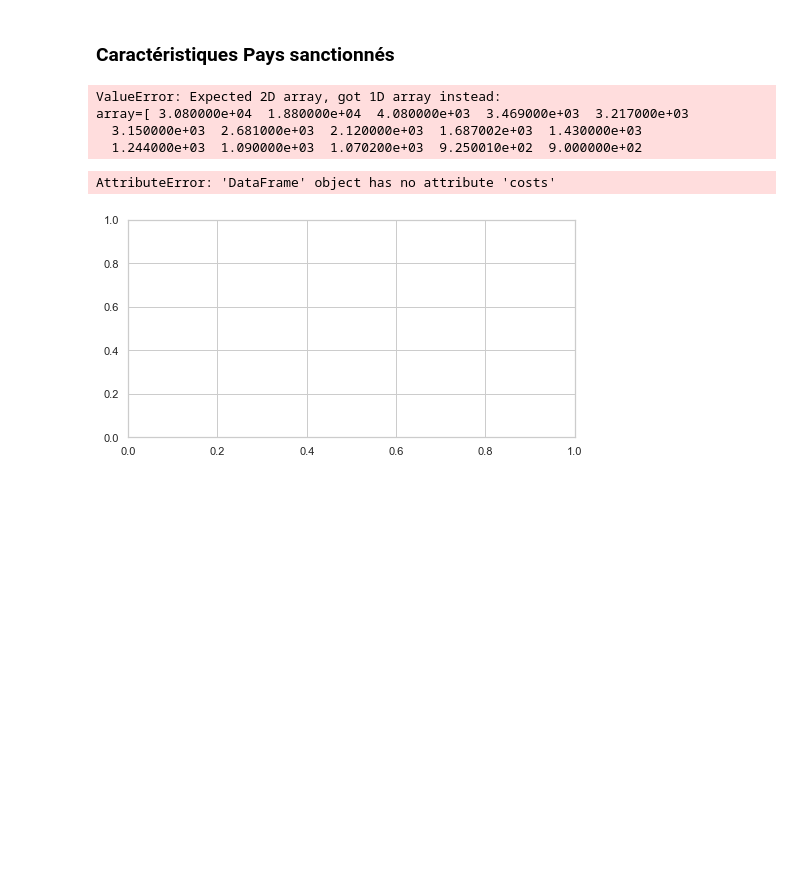
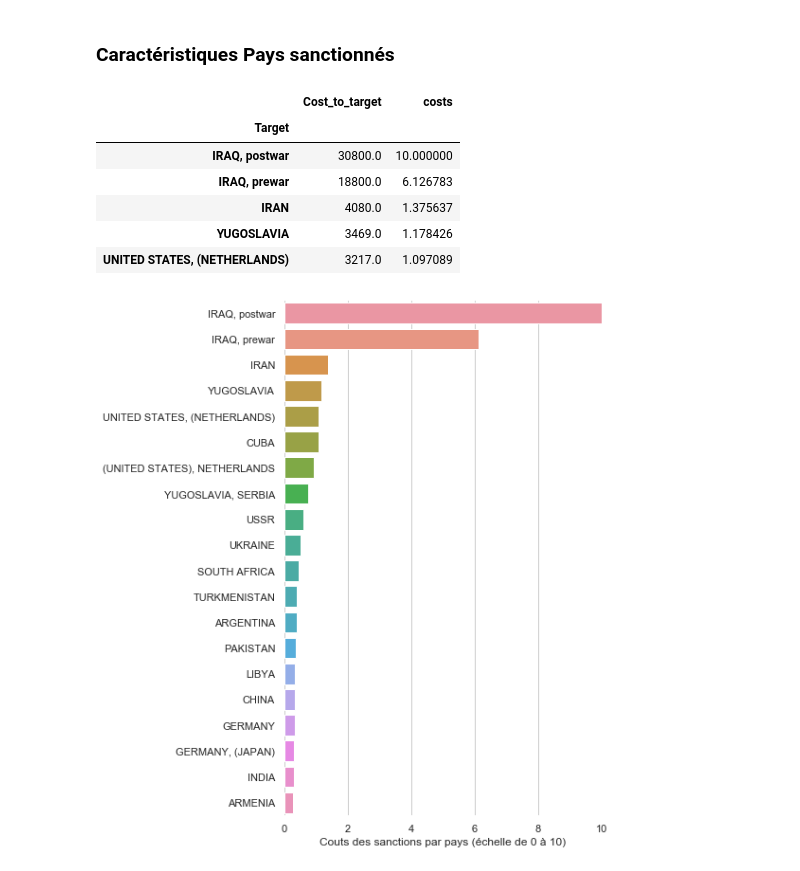
Before and after one commit to Wes2019M/eco_diplomatie, a Jupyter notebook: visu.ipynb, the cells around one changed output. Drawn from its saved outputs; the diff is of its cells as text; code cells hidden in the pictures; blank space fills up the shorter version.

Commit message:
Modif graph cout sanctions

```diff
--- a/visu.ipynb
+++ b/visu.ipynb
@@ -183,38 +183,28 @@ df_costs = df[['Target', 'Cost_to_target']].groupby(['Target']).sum().sort_value
 df_costs['Cost_to_target'].head()
 
 X = df_costs['Cost_to_target'].values #returns a numpy array
-scaler = preprocessing.MinMaxScaler()
-scaler.fit(X)
-# scaler.transform(data)
+scaler = preprocessing.MinMaxScaler(feature_range=(0, 10))
+df_costs['costs'] = scaler.fit_transform(X.reshape(-1,1))
 
-
-# sklearn.preprocessing.minmax_scale(X, feature_range=(0, 1), axis=0, copy=True)
-
-# x = df_costs['Cost_to_target'].values #returns a numpy array
-# min_max_scaler = preprocessing.MinMaxScaler()
-# # min_max_scaler = preprocessing.minmax_scale(x, feature_range=(0, 1), axis=0, copy=True)
-
-# x_scaled = min_max_scaler.fit_transform(x)
-# df_costs['costs'] = pd.DataFrame(x_scaled)
-
-# # df_costs.head()
-# df_costs[:12]
+df_costs[:5]
 # %% [output]
-ValueError: Expected 2D array, got 1D array instead:
-array=[ 3.080000e+04  1.880000e+04  4.080000e+03  3.469000e+03  3.217000e+03
-  3.150000e+03  2.681000e+03  2.120000e+03  1.687002e+03  1.430000e+03
-  1.244000e+03  1.090000e+03  1.070200e+03  9.250010e+02  9.000000e+02
+|  | Cost_to_target | costs |
+| Target |  |  |
+| IRAQ, postwar | 30800.0 | 10.000000 |
+| IRAQ, prewar | 18800.0 | 6.126783 |
+| IRAN | 4080.0 | 1.375637 |
+| YUGOSLAVIA | 3469.0 | 1.178426 |
+| UNITED STATES, (NETHERLANDS) | 3217.0 | 1.097089 |
 # %%
 # Initialize the matplotlib figure
-f, ax = plt.subplots(figsize=(8, 4))
+f, ax = plt.subplots(figsize=(6, 10))
 
 # Plot
 sns.set_color_codes("muted")
-sns.barplot(x=df_costs[:12].costs, y=df_costs[:12].index)
+sns.barplot(x=df_costs[:20].costs, y=df_costs[:20].index)
 
 # Add a legend and informative axis label
-ax.set(xlim=(0, 12), ylabel="", xlabel="Couts des sanctions par pays")
+ax.set(xlim=(0, 10), ylabel="", xlabel="Couts des sanctions par pays (échelle de 0 à 10)")
 sns.despine(left=True, bottom=True)
 # %% [output]
-AttributeError: 'DataFrame' object has no attribute 'costs'
-[figure, old version]
+[figure, new version]
```
Also changed, not shown: parts of 2 cells of this notebook.
